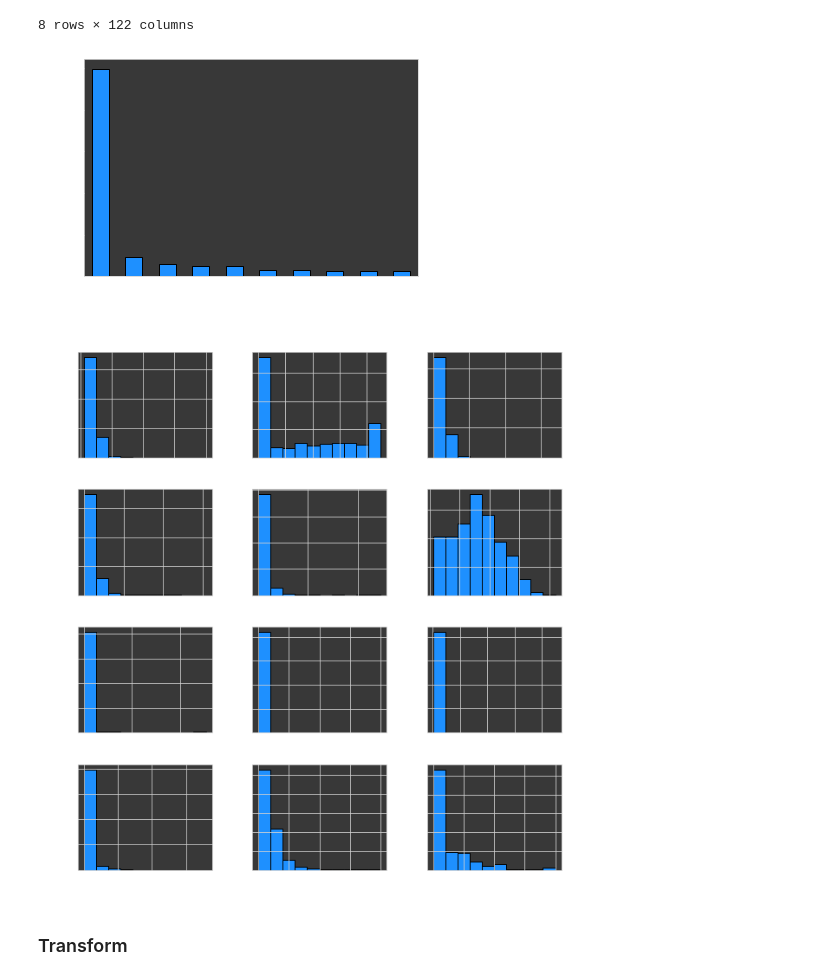
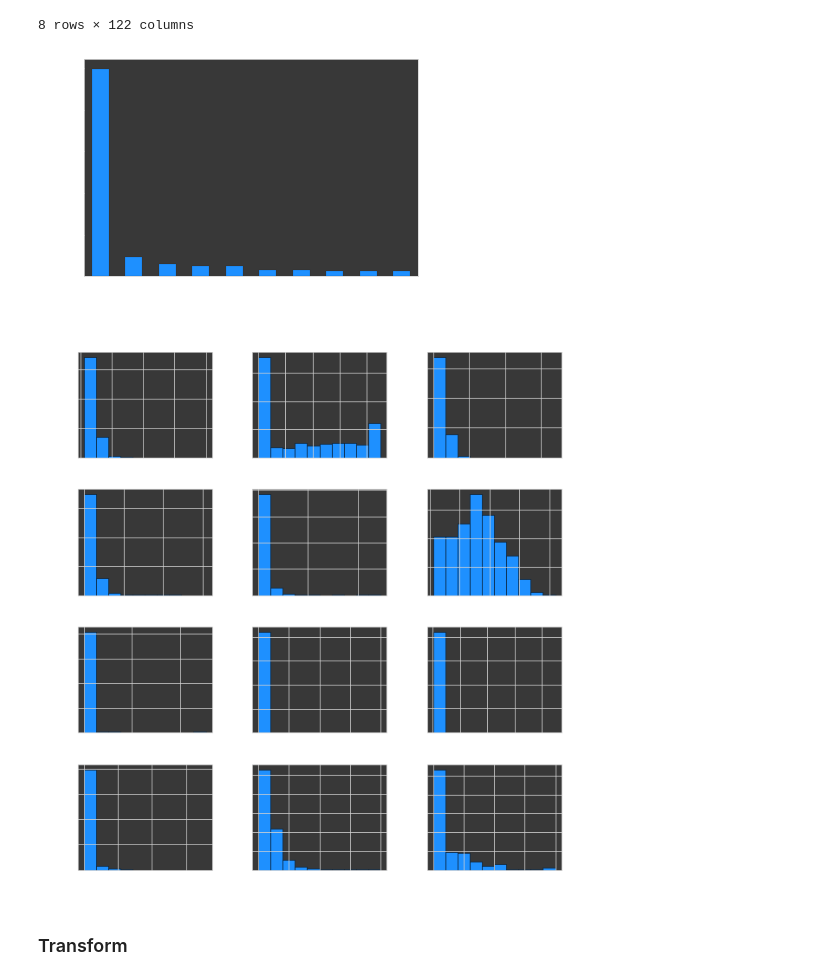
Before and after one commit to cbuie/colab, a Jupyter notebook: airbnb/models.ipynb, the cells around one changed output. Cells and saved outputs as stored; diff of their text form; code cells hidden in the pictures.

```diff
--- a/airbnb/models.ipynb
+++ b/airbnb/models.ipynb
@@ -138,13 +147,13 @@ df.describe()
 | max | 1.000000 | 1270.000000 | 1.000000 | 51.681690 | 0.285390 | 40.000000 | ... |
 8 rows × 122 columns
 # %%
-df.maximum_nights.value_counts(ascending=False)[:10].plot(kind='bar',color='dodgerblue', edgecolor='k');
+df.maximum_nights.value_counts(ascending=False)[:10].plot(kind='bar',color='dodgerblue', linewidth=0.1, edgecolor='k');
 # df.drop(['minimum_nights','maximum_nights'], axis=1,inplace=True)
 # %% [output]
-[figure, old version]
+[figure, new version]
 # %%
 numerical_columns = ['accommodates', 'availability_90', 'bathrooms', 'cleaning_fee', 'extra_people', 'host_days_active', 'host_listings_count', 'maximum_nights', 'minimum_nights', 'number_of_reviews', 'price', 'security_deposit']
 # %%
-df[numerical_columns].hist(figsize=(10,11),color='dodgerblue', edgecolor='k');
+df[numerical_columns].hist(figsize=(10,11),color='dodgerblue',linewidth=0.5, edgecolor='k');
 # %% [output]
-[figure, old version]
+[figure, new version]
```
Also changed, not shown: parts of 39 cells of this notebook.
